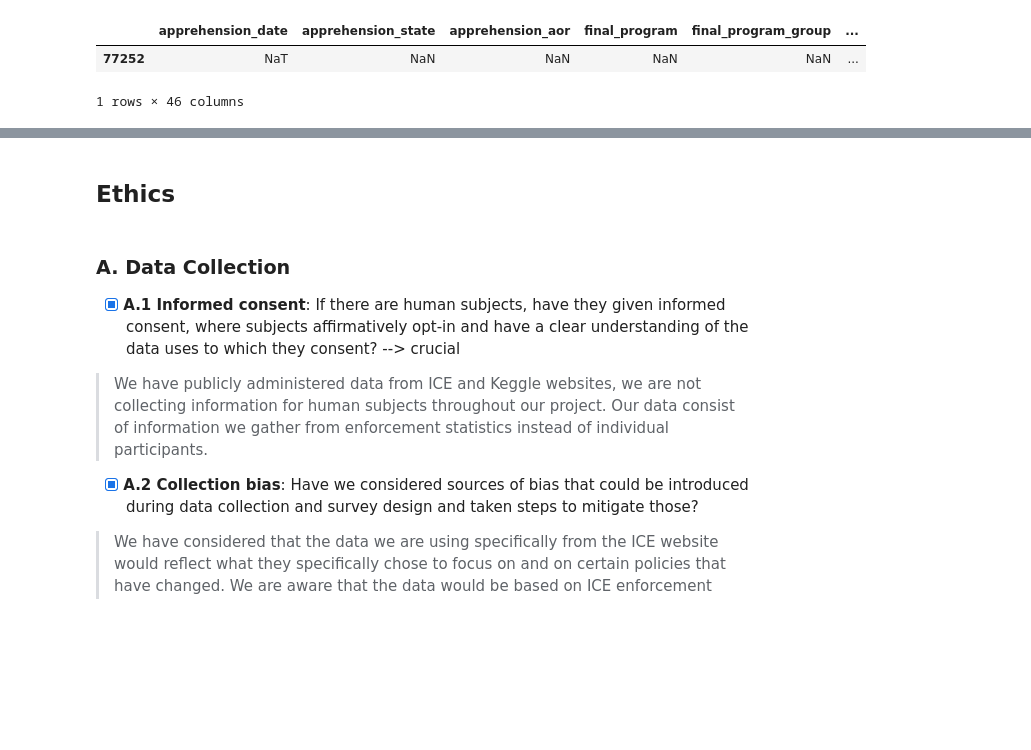
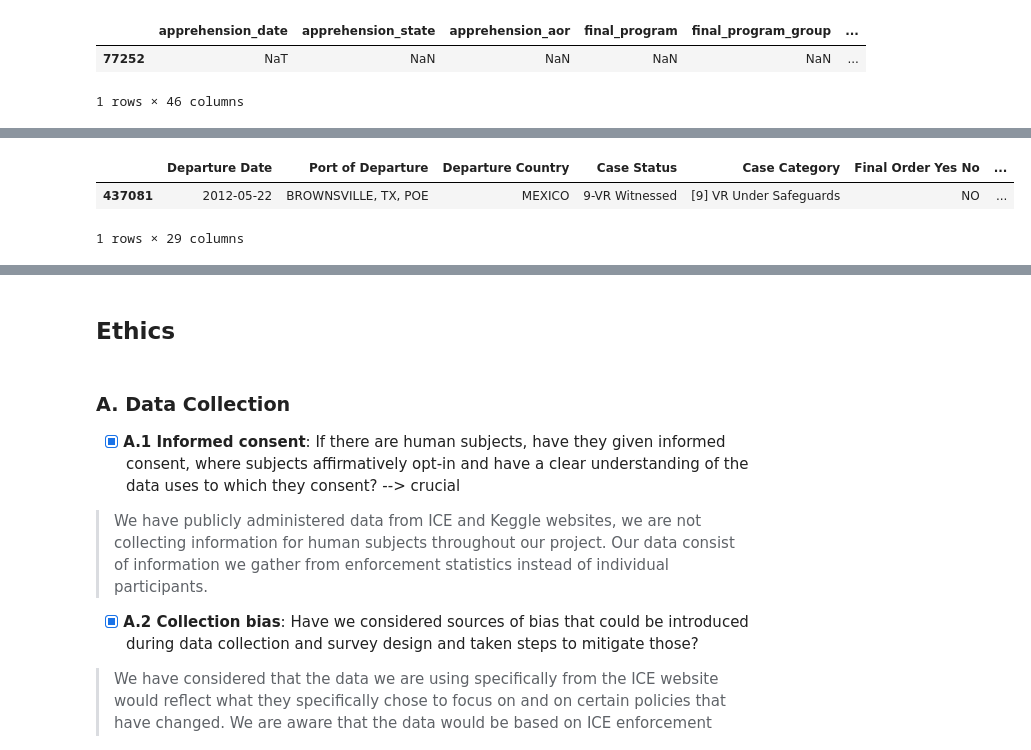
Before and after one commit to COGS108/Group109_WI26, a Jupyter notebook: 01-DataCheckpoint.ipynb, the cells around one changed output, grey strips where cells are left out. Drawn from its saved outputs; the diff is of its cells as text; code cells hidden in the pictures; blank space fills up the shorter version.

```diff
--- a/01-DataCheckpoint.ipynb
+++ b/01-DataCheckpoint.ipynb
@@ -258,0 +317,7 @@ To demonstrate that the data is tidy, we can inspect the unique values of some o
+# %%
+malformed_dates = pd.to_datetime(ice_removals_2011_2023['Apprehension Date']).isnull()
+ice_removals_2011_2023[malformed_dates]
+# %% [output]
+|  | Departure Date | Port of Departure | Departure Country | Case Status | Case Category | Final Order Yes No | ... |
+| 437081 | 2012-05-22 | BROWNSVILLE, TX, POE | MEXICO | 9-VR Witnessed | [9] VR Under Safeguards | NO | ... |
+1 rows × 29 columns
```
Also changed, not shown: parts of 16 cells of this notebook.
